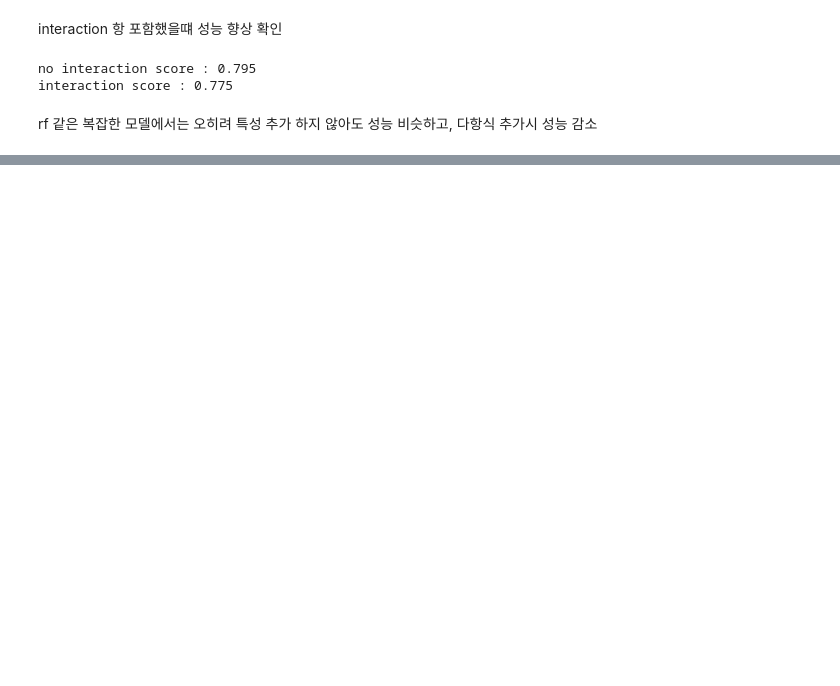
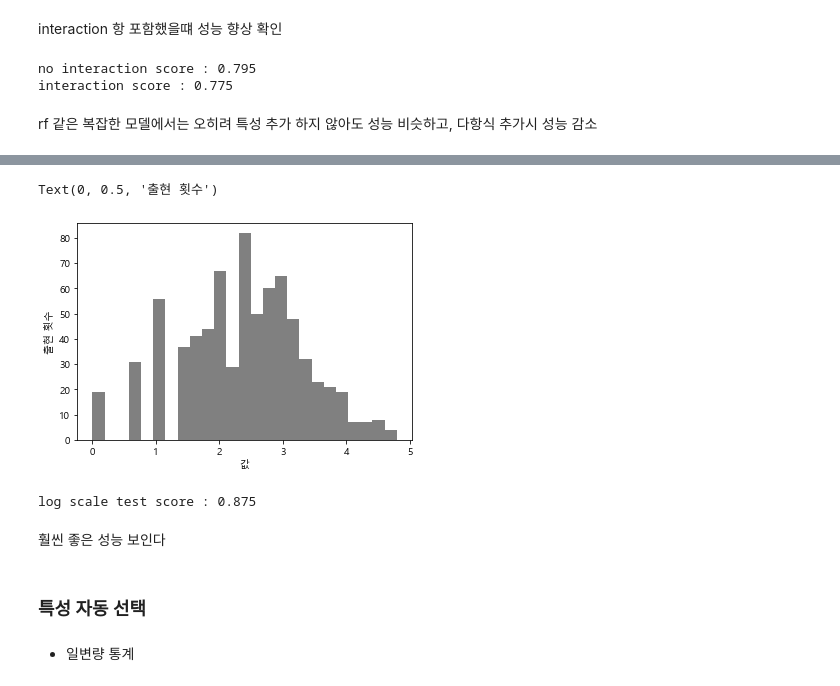
Before and after one commit to ikeven94/py_repo, a Jupyter notebook: Feature_Engineering.ipynb, the cells around one changed output, grey strips where cells are left out. Drawn from its saved outputs; the diff is of its cells as text; code cells hidden in the pictures; blank space fills up the shorter version.

```diff
--- a/Feature_Engineering.ipynb
+++ b/Feature_Engineering.ipynb
@@ -437,0 +467,22 @@ rf 같은 복잡한 모델에서는 오히려 특성 추가 하지 않아도 성
+# %%
+# log scaling을 통한 적합도 향상
+X_train_log = np.log(X_train + 1)
+X_test_log = np.log(X_test + 1)
+# %%
+plt.hist(X_train_log[:,0], bins=25, color='gray')
+plt.xlabel("값")
+plt.ylabel("출현 횟수")
+# %% [output]
+Text(0, 0.5, '출현 횟수')
+[figure, added]
+# %%
+score = Ridge().fit(X_train_log,y_train).score(X_test_log, y_test)
+print('log scale test score : {:.3f}'.format(score))
+# %% [output]
+log scale test score : 0.875
+# %% [markdown]
+훨씬 좋은 성능 보인다
+# %% [markdown]
+### 특성 자동 선택
+# %% [markdown]
+- 일변량 통계
```
Also changed, not shown: parts of 29 cells of this notebook.
